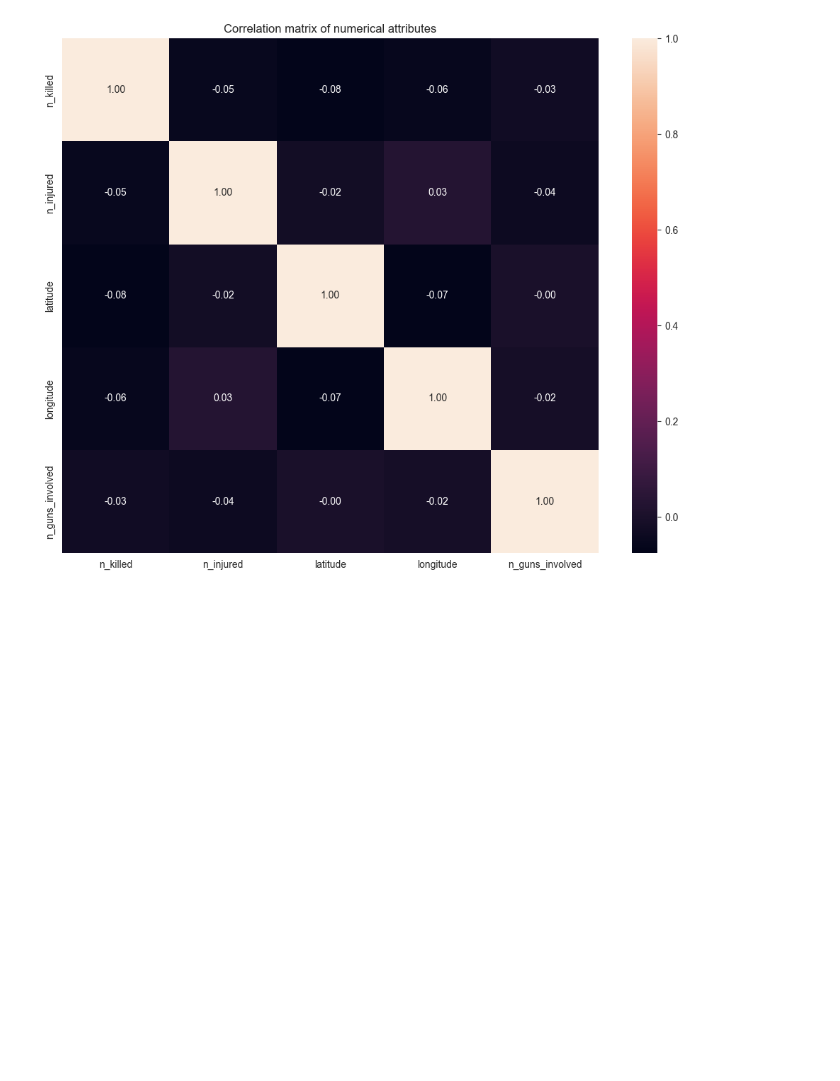
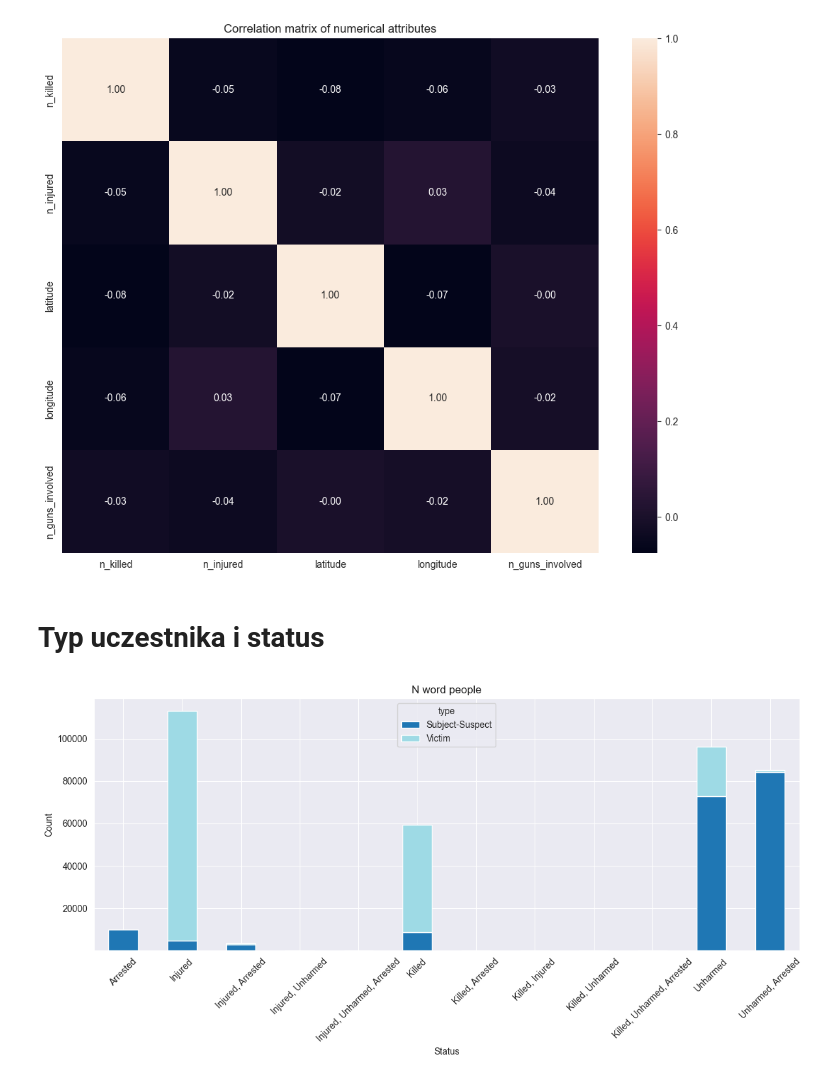
Before and after one commit to IwsonHD/GunViolenceDataExplorationProject, a Jupyter notebook: notebooks/01_data_EDA.ipynb, the cells around one changed output. Cells and saved outputs as stored; diff of their text form; code cells hidden in the pictures; blank space fills up the shorter version.

Commit message:
Added participants type and status chart

```diff
--- a/notebooks/01_data_EDA.ipynb
+++ b/notebooks/01_data_EDA.ipynb
@@ -369,3 +369,47 @@ plt.tight_layout()
 plt.show()
 # %% [output]
 [figure]
+# %% [markdown]
+# Typ uczestnika i status
+# %%
+def extract_participants(in_row):
+    if pd.isna(in_row['participant_status']) or pd.isna(in_row['participant_type']):
+        return []
+
+    status_items = in_row['participant_status'].split('||')
+    type_items = in_row['participant_type'].split('||')
+
+    participants = []
+    for s, t in zip(status_items, type_items):
+        try:
+            sid, svalue = s.split('::', 1)
+            tid, tvalue = t.split('::', 1)
+            if sid == tid:
+                participants.append({
+                    'index': int(sid),
+                    'status': svalue.strip(),
+                    'type': tvalue.strip()
+                })
+        except ValueError:
+            continue
+    return participants
+
+participant_rows = []
+for _, row in df.iterrows():
+    participant_rows.extend(extract_participants(row))
+
+participants_df = pd.DataFrame(participant_rows)
+
+grouped = participants_df.groupby(['type', 'status']).size().reset_index(name='count')
+
+pivot_stacked = grouped.pivot(index='status', columns='type', values='count').fillna(0)
+
+pivot_stacked.plot(kind='bar', stacked=True, figsize=(12, 6), colormap='tab20')
+plt.title("N word people")
+plt.ylabel("Count")
+plt.xlabel("Status")
+plt.xticks(rotation=45)
+plt.tight_layout()
+plt.show()
+# %% [output]
+[figure, added]
```
Also changed, not shown: parts of 4 cells of this notebook, 4 other files.
